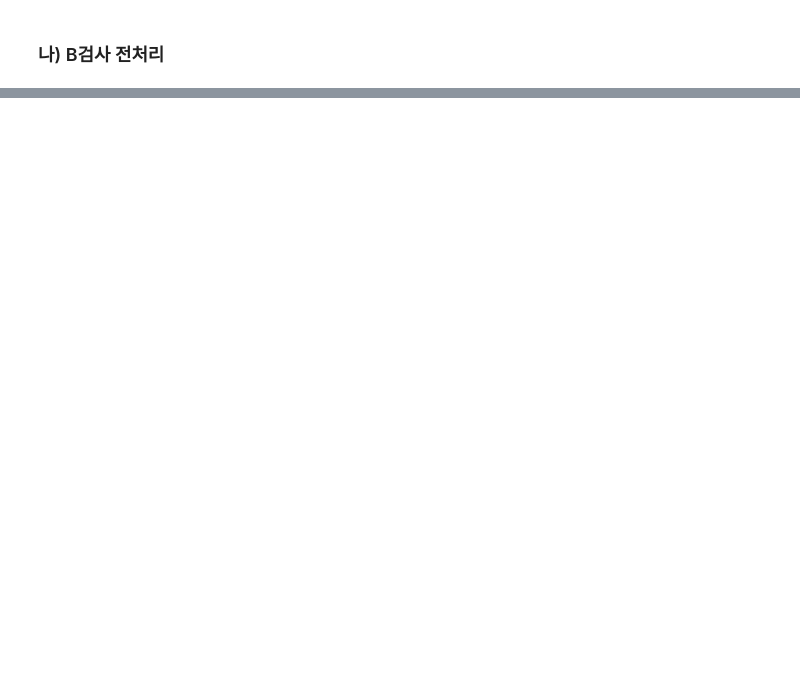
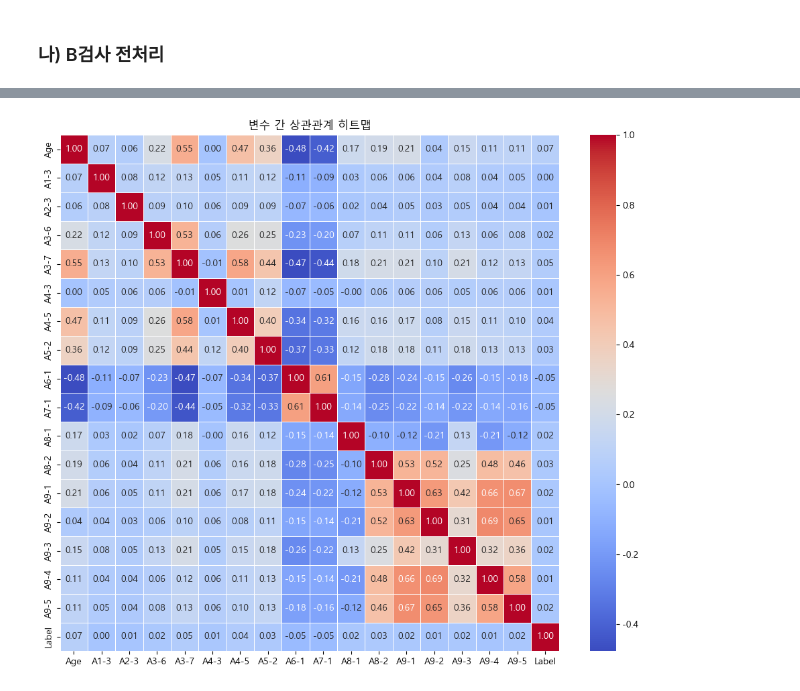
Before and after one commit to Decoyer-71/Traffic_accident_prediction_dacon, a Jupyter notebook: analysis_report.ipynb, the cells around one changed output, grey strips where cells are left out. Cells and saved outputs as stored; diff of their text form; code cells hidden in the pictures; blank space fills up the shorter version.

```diff
--- a/analysis_report.ipynb
+++ b/analysis_report.ipynb
@@ -344,18 +351,21 @@ sel_train_a_df = sel_train_a_df.dropna()
 sel_train_a_df['A1-3'] = sel_train_a_df['A1-3'].apply(lambda x : x.split(',').count('1'))
 
 # A2-3 : '1' COUNT / 1 : 유효범위 초과
-sel_train_a_df['A1-3'] = sel_train_a_df['A1-3'].apply(lambda x : x.split(',').count('1'))
+sel_train_a_df['A2-3'] = sel_train_a_df['A2-3'].apply(lambda x : x.split(',').count('1'))
 
 # A3-6 : '1' COUNT / 1 : 오반응
 # sel_train_a_df['A3-6'].apply(lambda x : x.split(',').count('1')).unique()
 sel_train_a_df['A3-6'] = sel_train_a_df['A3-6'].apply(lambda x : x.split(',').count('1'))
 
-# A3-7 : 반응시간 평균
-sel_train_a_df['A3-7'] = sel_train_a_df['A3-7'].astype(str).apply(lambda x : np.mean([round(float(num)*0.001, 2) for num in x.split(',')]))
+# A3-7 : 반응시간 평균(ms 단위)
+sel_train_a_df['A3-7'] = sel_train_a_df['A3-7'].astype(str).apply(lambda x : round(np.mean([float(num)*0.001 for num in x.split(',')]), 2))
 
 # A4-3 : '2' COUNT / 2 : 오답
 sel_train_a_df['A4-3'] = sel_train_a_df['A4-3'].apply(lambda x : x.split(',').count('2'))
 
+# A4-5 : 반응시간 평균(ms 단위)
+sel_train_a_df['A4-5'] = sel_train_a_df['A4-5'].astype(str).apply(lambda x : round(np.mean([float(num)*0.001 for num in x.split(',')]), 2))
+
 # A5-2 : '2' COUNT / 2 : 오답
 sel_train_a_df['A5-2'] = sel_train_a_df['A5-2'].apply(lambda x : x.split(',').count('2'))
 # %% [output]
@@ -405,0 +466,4 @@ len(sel_train_b_df['B1-1'][0].split(','))
+# %%
+data_root_dir = './data'
+train_result_df = pd.read_csv(os.path.join(data_root_dir, 'train.csv'))
+train_result_df
@@ -405,0 +570,18 @@ len(sel_train_b_df['B1-1'][0].split(','))
+# %%
+# 상관관계 확인
+column = ['Age', 'A1-3', 'A2-3', 'A3-6', 'A3-7', 'A4-3', 'A4-5', 'A5-2', 'A6-1',
+          'A7-1', 'A8-1', 'A8-2', 'A9-1', 'A9-2', 'A9-3', 'A9-4', 'A9-5', 'Label']
+corr_matrix = train_a_set[column].corr()
+
+plt.figure(figsize = (12, 10))
+sns.heatmap(
+    corr_matrix,
+    annot=True,
+    cmap = 'coolwarm',
+    fmt = '.2f',
+    linewidths=.5
+)
+plt.title('변수 간 상관관계 히트맵')
+plt.show()
+# %% [output]
+[figure, added]
```
Also changed, not shown: parts of 27 cells of this notebook.
